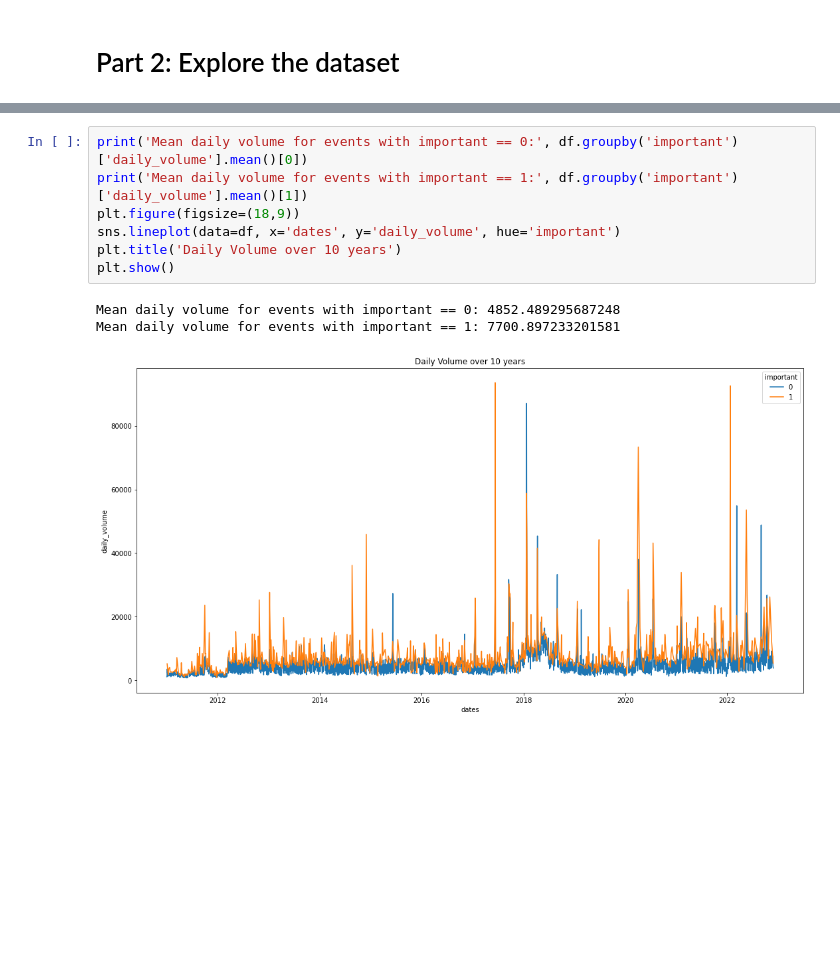
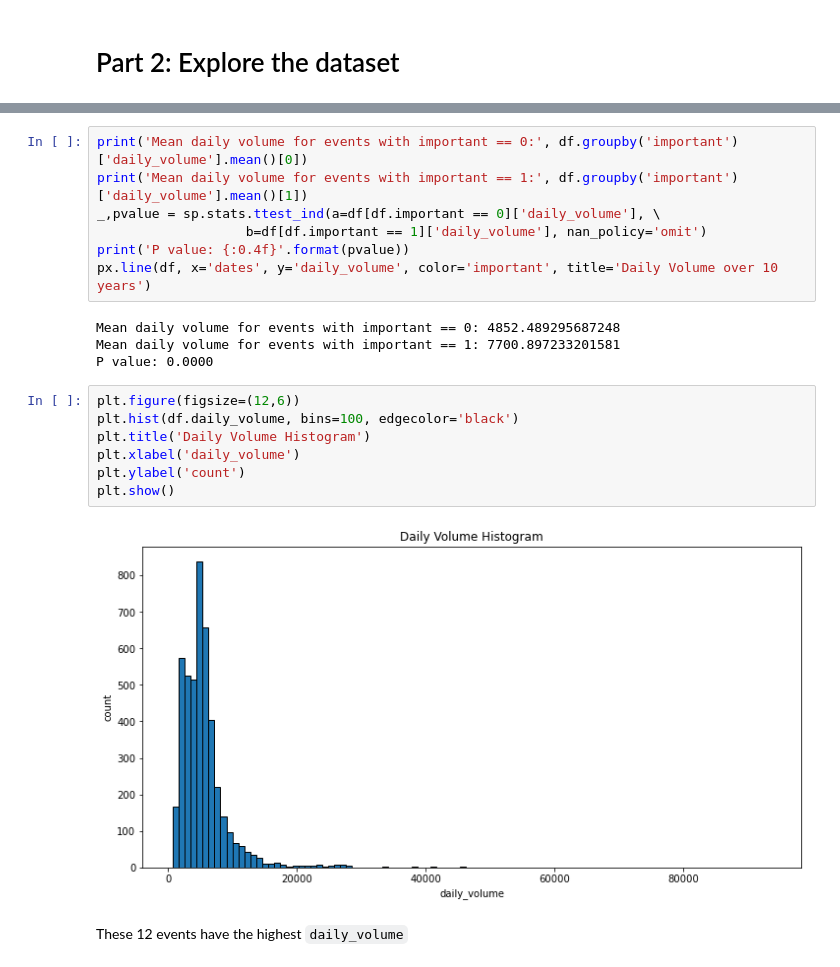
Before and after one commit to khabaodo/BoA-Social-Media, a Jupyter notebook: EDA.ipynb, the cells around one changed output, grey strips where cells are left out. Drawn from its saved outputs; the diff is of its cells as text; blank space fills up the shorter version.

```diff
--- a/EDA.ipynb
+++ b/EDA.ipynb
@@ -379,11 +365,22 @@ Important events clearly have more traffic the normal events
 # %%
 print('Mean daily volume for events with important == 0:', df.groupby('important')['daily_volume'].mean()[0])
 print('Mean daily volume for events with important == 1:', df.groupby('important')['daily_volume'].mean()[1])
-plt.figure(figsize=(18,9))
-sns.lineplot(data=df, x='dates', y='daily_volume', hue='important')
-plt.title('Daily Volume over 10 years')
-plt.show()
+_,pvalue = sp.stats.ttest_ind(a=df[df.important == 0]['daily_volume'], \
+                   b=df[df.important == 1]['daily_volume'], nan_policy='omit')
+print('P value: {:0.4f}'.format(pvalue))
+px.line(df, x='dates', y='daily_volume', color='important', title='Daily Volume over 10 years')
 # %% [output]
 Mean daily volume for events with important == 0: 4852.489295687248
 Mean daily volume for events with important == 1: 7700.897233201581
+P value: 0.0000
-[figure, removed]
+# %%
+plt.figure(figsize=(12,6))
+plt.hist(df.daily_volume, bins=100, edgecolor='black')
+plt.title('Daily Volume Histogram')
+plt.xlabel('daily_volume')
+plt.ylabel('count')
+plt.show()
+# %% [output]
+[figure, added]
+# %% [markdown]
+These 12 events have the highest `daily_volume`
```
Also changed, not shown: parts of 30 cells of this notebook.
